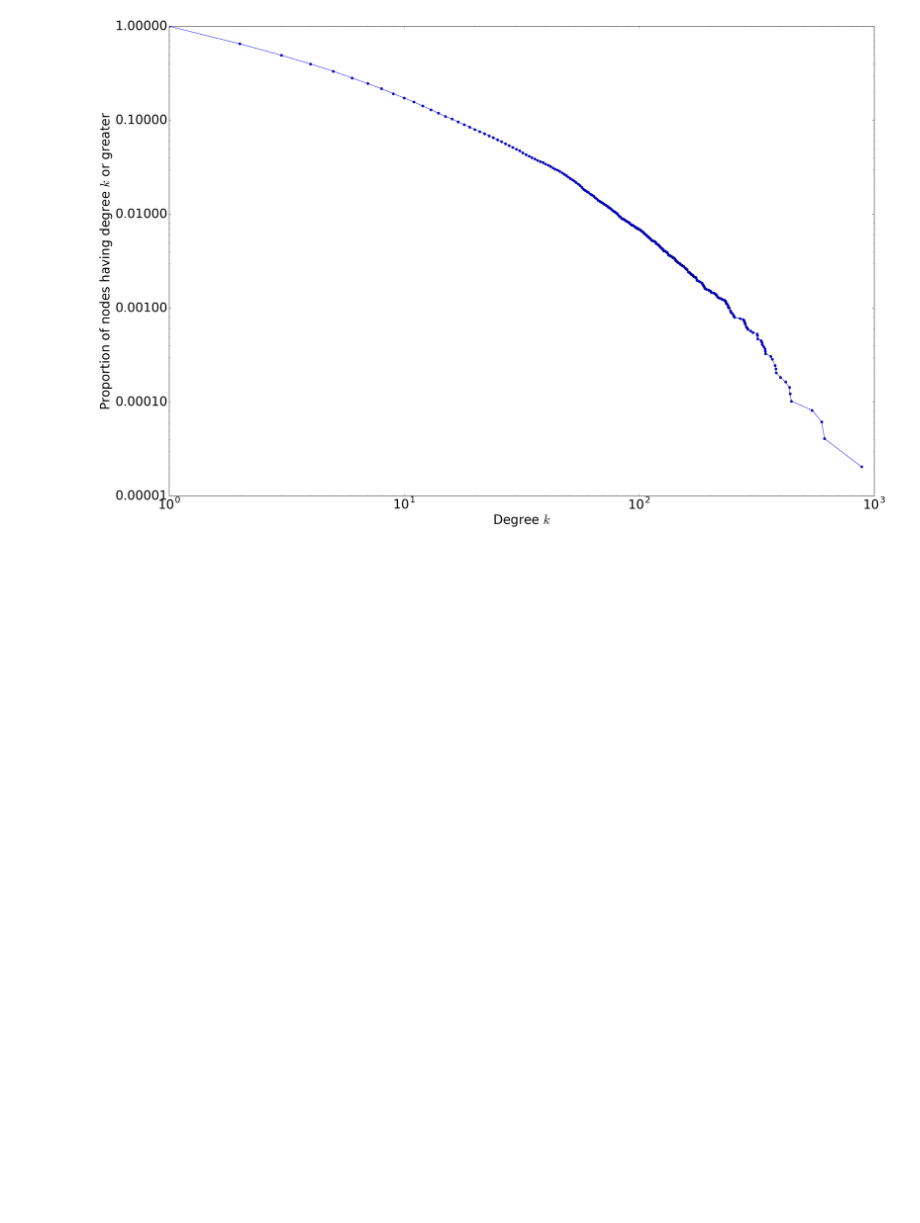
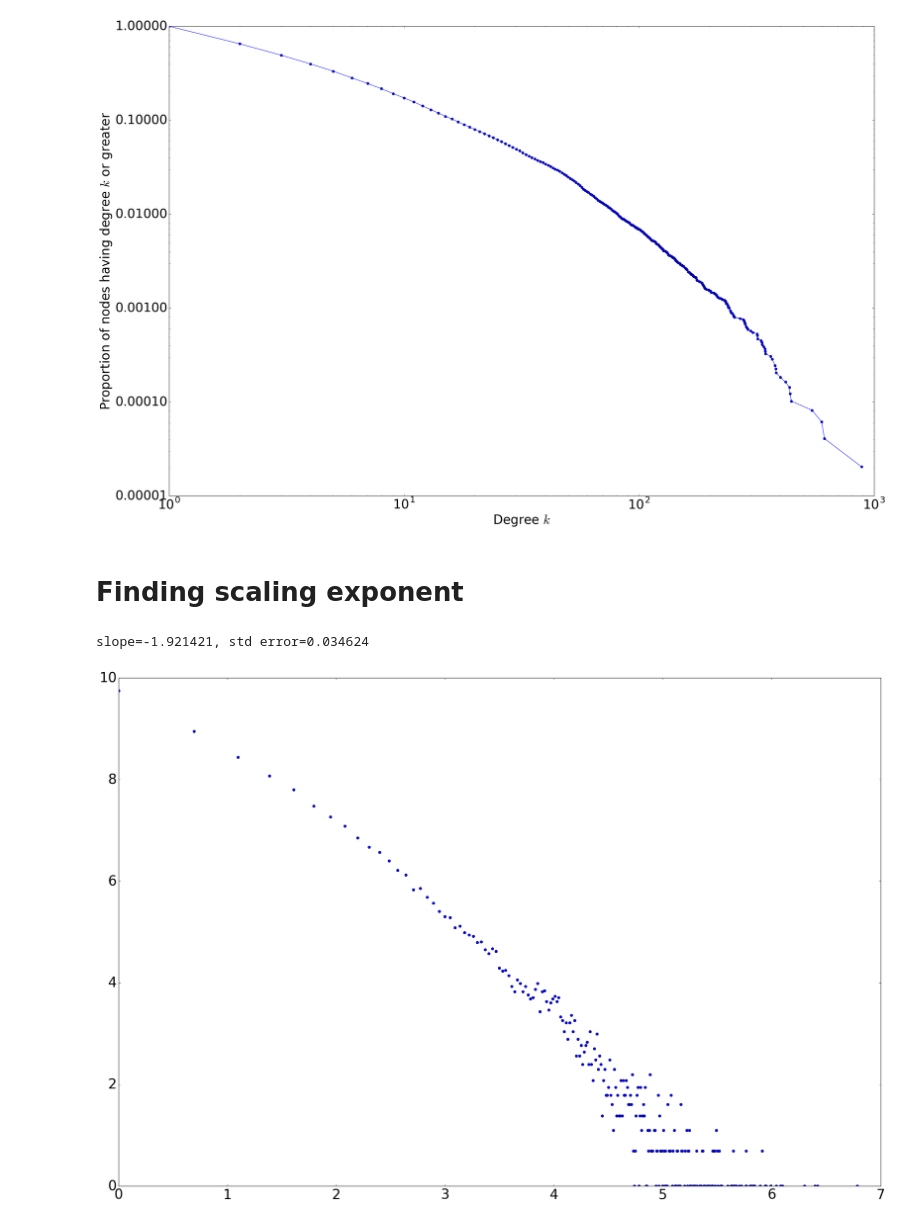
Before and after one commit to akiratk0355/navigable-network-analysis, a Jupyter notebook: wot_analysis.ipynb, the cells around one changed output. Cells and saved outputs as stored; diff of their text form; code cells hidden in the pictures; blank space fills up the shorter version.

Commit message:
Added scaling exponent

```diff
--- a/wot_analysis.ipynb
+++ b/wot_analysis.ipynb
@@ -101,3 +101,18 @@ ax.yaxis.set_major_formatter(ticker.FormatStrFormatter('%0.5f'))
 plt.show()
 # %% [output]
 [figure]
+# %% [markdown]
+# Finding scaling exponent
+# %%
+degree = list(hist.keys())
+numof = list(hist.values())
+pow_deg = np.log(degree)
+pow_numof = np.log(numof)
+from scipy import stats
+a, b, r_value, p_value, std_err = stats.linregress(pow_deg,pow_numof)
+print("slope=%f, std error=%f" % (a, std_err))
+plt.plot(pow_deg, pow_numof, 'bo')
+plt.show()
+# %% [output]
+slope=-1.921421, std error=0.034624
+[figure, added]
```
